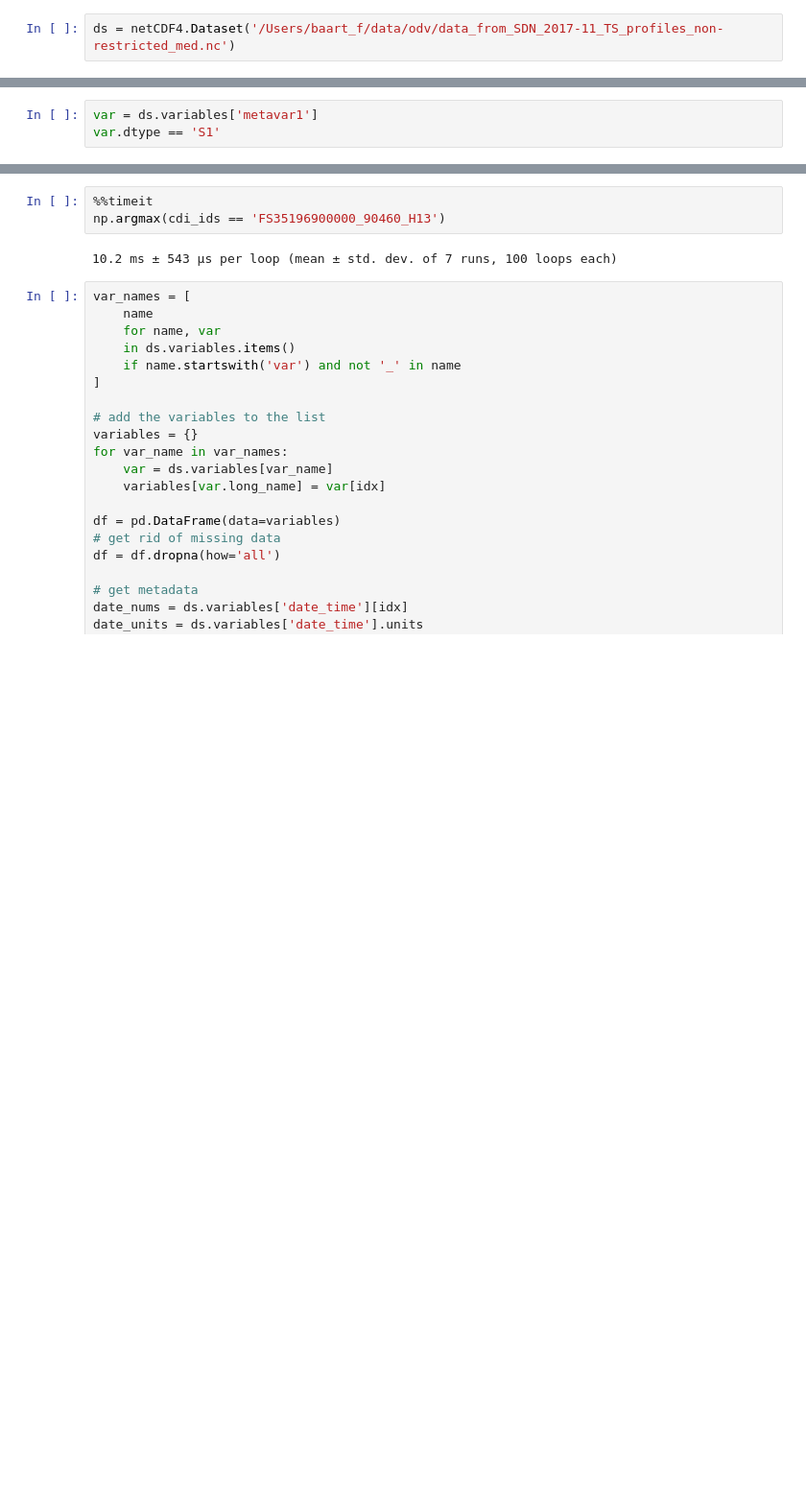
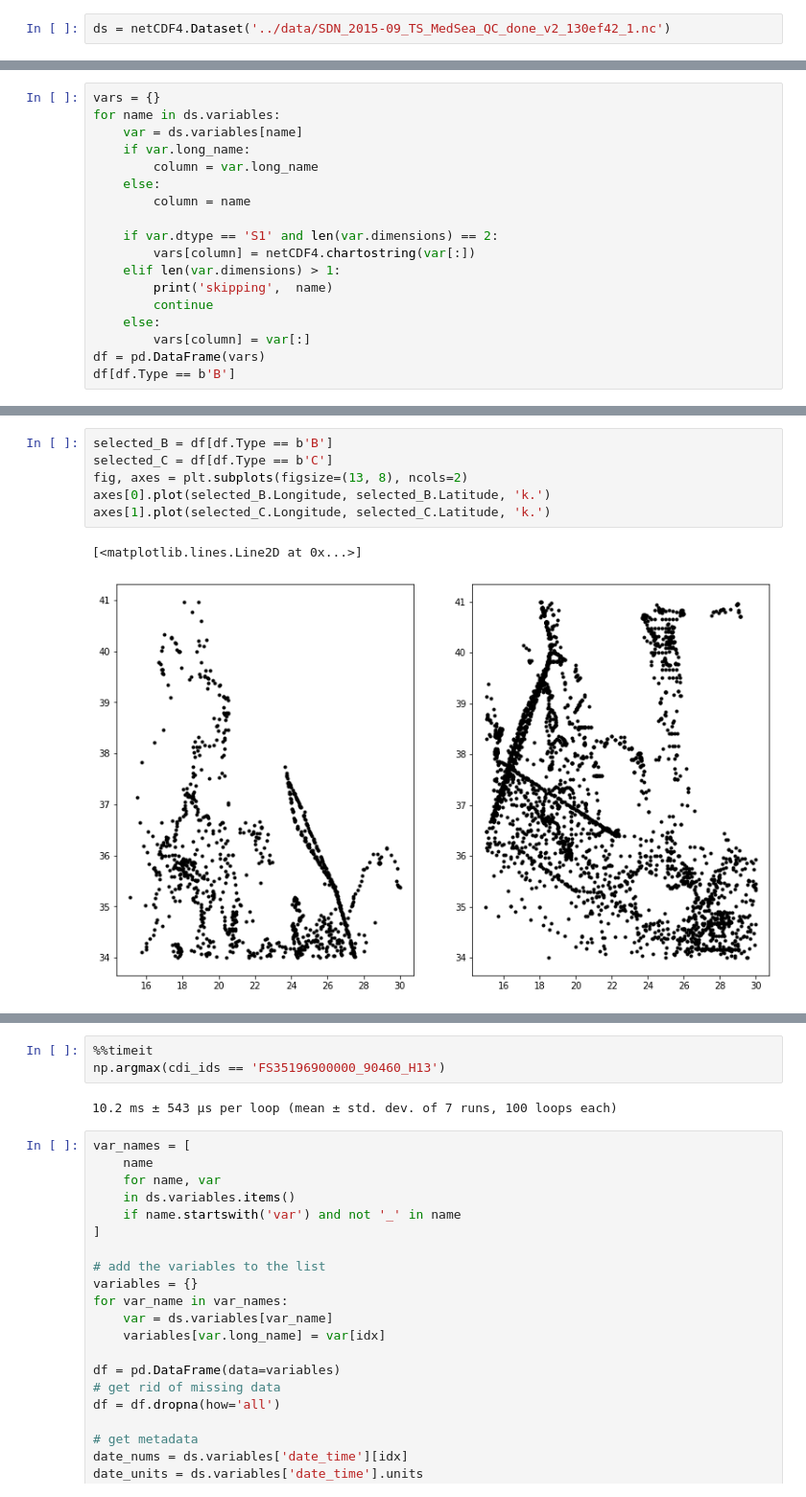
Before and after one commit to openearth/sdc-visualization, a Jupyter notebook: notebooks/timeseries.ipynb, the cells around one changed output, grey strips where cells are left out. Shown: that part at 96% size. Saved outputs shown, nothing was run; the diff lists cells and outputs as text; blank space fills up the shorter version.

```diff
--- a/notebooks/timeseries.ipynb
+++ b/notebooks/timeseries.ipynb
@@ -6,2 +11,2 @@ import pandas as pd
 # %%
-ds = netCDF4.Dataset('/Users/baart_f/data/odv/data_from_SDN_2017-11_TS_profiles_non-restricted_med.nc')
+ds = netCDF4.Dataset('../data/SDN_2015-09_TS_MedSea_QC_done_v2_130ef42_1.nc')
@@ -27,3 +30,0 @@ idx
-# %%
-var = ds.variables['metavar1']
-var.dtype == 'S1'
@@ -44,0 +42,18 @@ cdi_ids = netCDF4.chartostring(ds.variables['metavar4'][:])
+# %%
+vars = {}
+for name in ds.variables:
+    var = ds.variables[name]
+    if var.long_name:
+        column = var.long_name
+    else:
+        column = name
+
+    if var.dtype == 'S1' and len(var.dimensions) == 2:
+        vars[column] = netCDF4.chartostring(var[:])
+    elif len(var.dimensions) > 1:
+        print('skipping',  name)
+        continue
+    else:
+        vars[column] = var[:]
+df = pd.DataFrame(vars)
+df[df.Type == b'B']
@@ -44,0 +80,9 @@ cdi_ids = netCDF4.chartostring(ds.variables['metavar4'][:])
+# %%
+selected_B = df[df.Type == b'B']
+selected_C = df[df.Type == b'C']
+fig, axes = plt.subplots(figsize=(13, 8), ncols=2)
+axes[0].plot(selected_B.Longitude, selected_B.Latitude, 'k.')
+axes[1].plot(selected_C.Longitude, selected_C.Latitude, 'k.')
+# %% [output]
+[<matplotlib.lines.Line2D at 0x...>]
+[figure, added]
```
Also changed, not shown: parts of 16 cells of this notebook.
